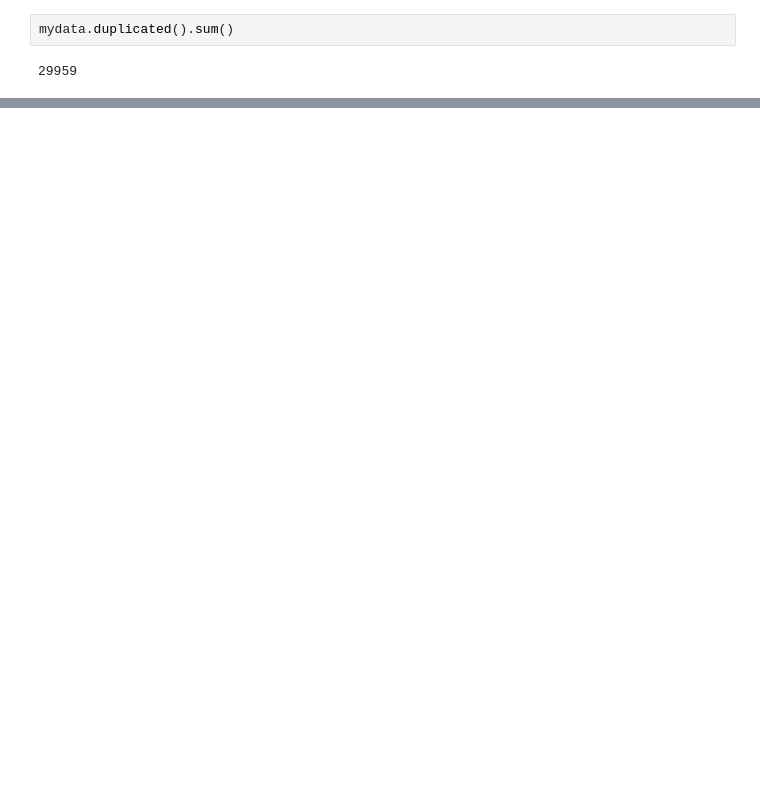
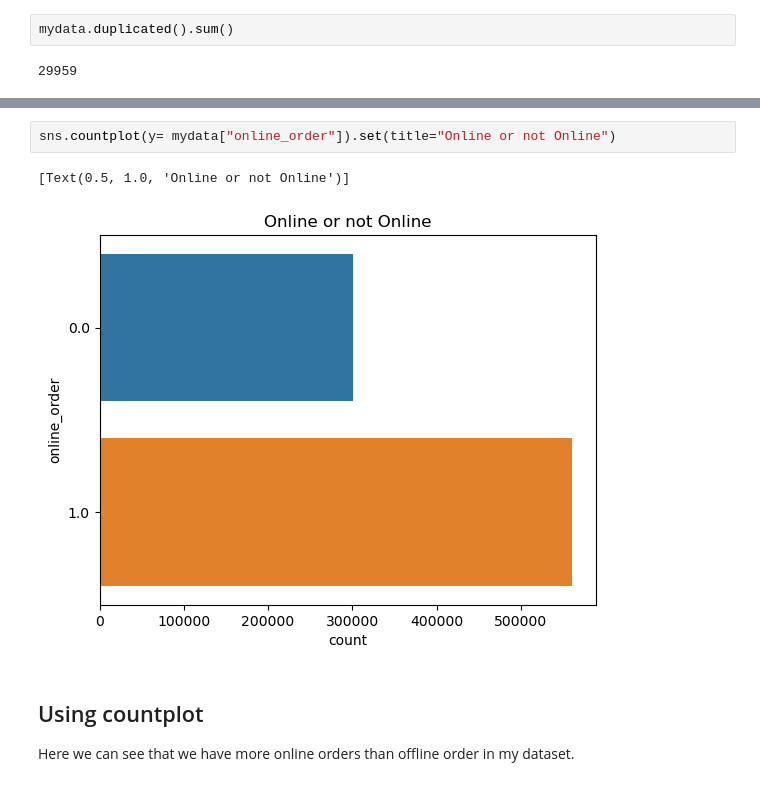
Before and after one commit to KarimKhalil33/CreditCard-Fraud-Data-Analysis, a Jupyter notebook: analysis/analysis2.ipynb, the cells around one changed output, grey strips where cells are left out. Cells and saved outputs as stored; diff of their text form; blank space fills up the shorter version.

```diff
--- a/analysis/analysis2.ipynb
+++ b/analysis/analysis2.ipynb
@@ -72,0 +104,8 @@ mydata.corr()
+# %%
+sns.countplot(y= mydata["online_order"]).set(title="Online or not Online")
+# %% [output]
+[Text(0.5, 1.0, 'Online or not Online')]
+[figure, added]
+# %% [markdown]
+## Using countplot
+Here we can see that we have more online orders than offline order in my dataset.
```
Also changed, not shown: parts of 8 cells of this notebook, 1 other file.
